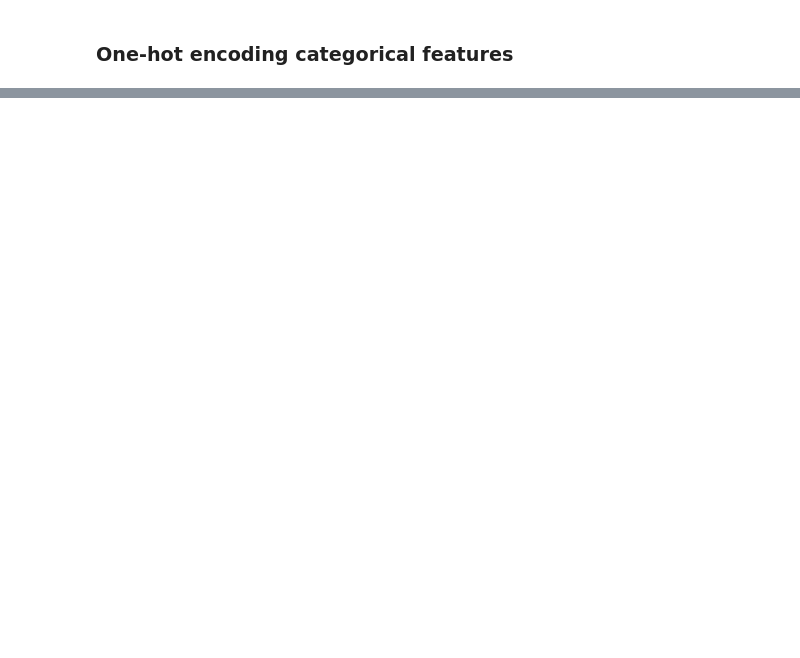
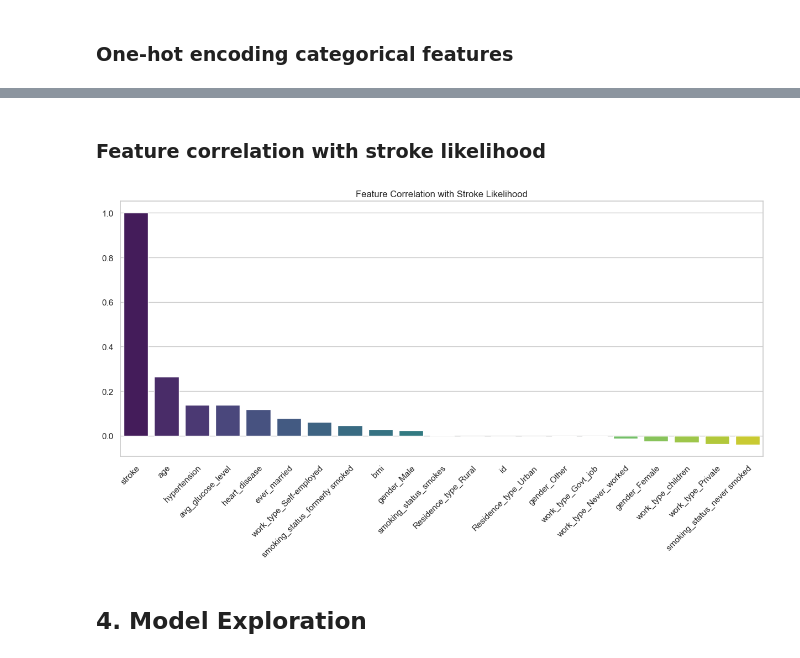
Before and after one commit to briannlin/184a_stroke_prediction, a Jupyter notebook: stroke_prediction.ipynb, the cells around one changed output, grey strips where cells are left out. Saved outputs shown, nothing was run; the diff lists cells and outputs as text; code cells hidden in the pictures; blank space fills up the shorter version.

```diff
--- a/stroke_prediction.ipynb
+++ b/stroke_prediction.ipynb
@@ -127,0 +220,15 @@ print(df)
+# %% [markdown]
+### Feature correlation with stroke likelihood
+# %%
+correlation_with_target = correlation_matrix['stroke'].sort_values(ascending=False)
+
+plt.figure(figsize=(15, 6))
+
+sns.barplot(x=correlation_with_target.index, y=correlation_with_target.values, palette='viridis')
+plt.xticks(rotation=45, ha='right', rotation_mode='anchor')
+plt.title('Feature Correlation with Stroke Likelihood')
+plt.show()
+# %% [output]
+[figure, added]
+# %% [markdown]
+## 4. Model Exploration
```
Also changed, not shown: parts of 15 cells of this notebook.
